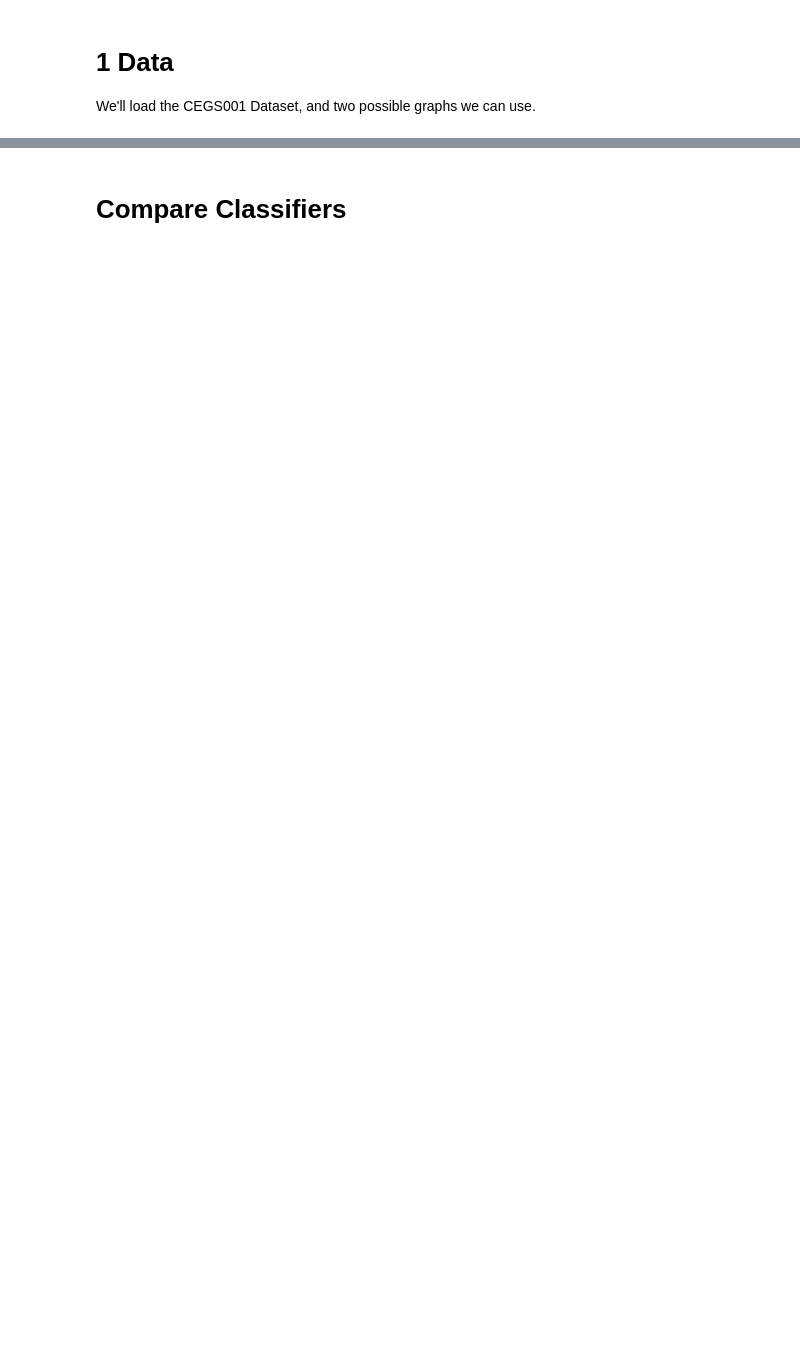
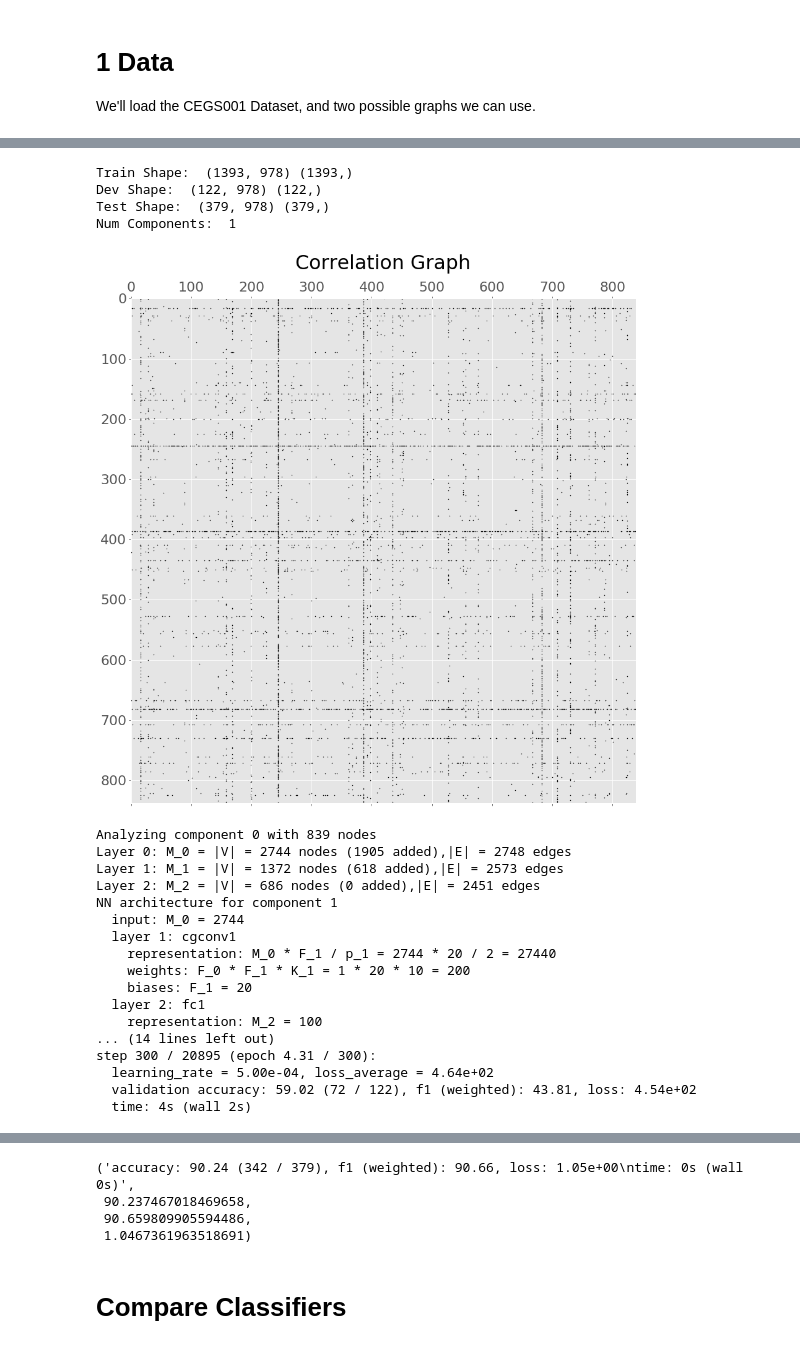
Before and after one commit to mmcdermott/cnn_graph, a Jupyter notebook: dx_and_drug_classification.ipynb, the cells around one changed output, grey strips where cells are left out. Saved outputs shown, nothing was run; the diff lists cells and outputs as text; code cells hidden in the pictures; blank space fills up the shorter version.

```diff
--- a/dx_and_drug_classification.ipynb
+++ b/dx_and_drug_classification.ipynb
@@ -355,0 +572,42 @@ step 3100 / 20895 (epoch 44.51 / 300):
+# %%
+update_params = {
+    'dir_name': 'gcnn_dx_classifier_reg_multicomp',
+    # Architecture.
+    'Fs': [[20]],  # Number of graph convolutional filters.
+    'Ks': [[10]],  # Polynomial orders.
+    'ps': [[2]],    # Pooling sizes.
+    'M': [100, max(dx_y) + 1],  # Output dimensionality of fully connected layers.
+
+    # Optimization.
+    'regularization': 5e-2,
+    'dropout': 0.5,
+    'learning_rate': 5e-4,
+    'decay_rate': 0.98,
+    'momentum': 0.9,
+}
+res_reg = train_graph_net(X_reg, dx_y, reg_components, reg_nodelists, reg_disconnected_nodes,
+                     update_params=update_params, levels=2)
+res_reg[1].evaluate_component(res_reg[2][-1], res_reg[3])
+# %% [output]
+Train Shape:  (1393, 978) (1393,)
+Dev Shape:  (122, 978) (122,)
+Test Shape:  (379, 978) (379,)
+Num Components:  1
+[figure, added]
+Analyzing component 0 with 839 nodes
+Layer 0: M_0 = |V| = 2744 nodes (1905 added),|E| = 2748 edges
+Layer 1: M_1 = |V| = 1372 nodes (618 added),|E| = 2573 edges
+Layer 2: M_2 = |V| = 686 nodes (0 added),|E| = 2451 edges
+NN architecture for component 1
+  input: M_0 = 2744
+  layer 1: cgconv1
+    representation: M_0 * F_1 / p_1 = 2744 * 20 / 2 = 27440
+    weights: F_0 * F_1 * K_1 = 1 * 20 * 10 = 200
+    biases: F_1 = 20
+  layer 2: fc1
+    representation: M_2 = 100
+... (14 lines left out)
+step 300 / 20895 (epoch 4.31 / 300):
+  learning_rate = 5.00e-04, loss_average = 4.64e+02
+  validation accuracy: 59.02 (72 / 122), f1 (weighted): 43.81, loss: 4.54e+02
+  time: 4s (wall 2s)
@@ -356,2 +631,6 @@ step 3100 / 20895 (epoch 44.51 / 300):
+('accuracy: 90.24 (342 / 379), f1 (weighted): 90.66, loss: 1.05e+00\ntime: 0s (wall 0s)',
+ 90.237467018469658,
+ 90.659809905594486,
+ 1.0467361963518691)
 # %% [markdown]
 # Compare Classifiers
```
Also changed, not shown: parts of 36 cells of this notebook, 1 other file.
